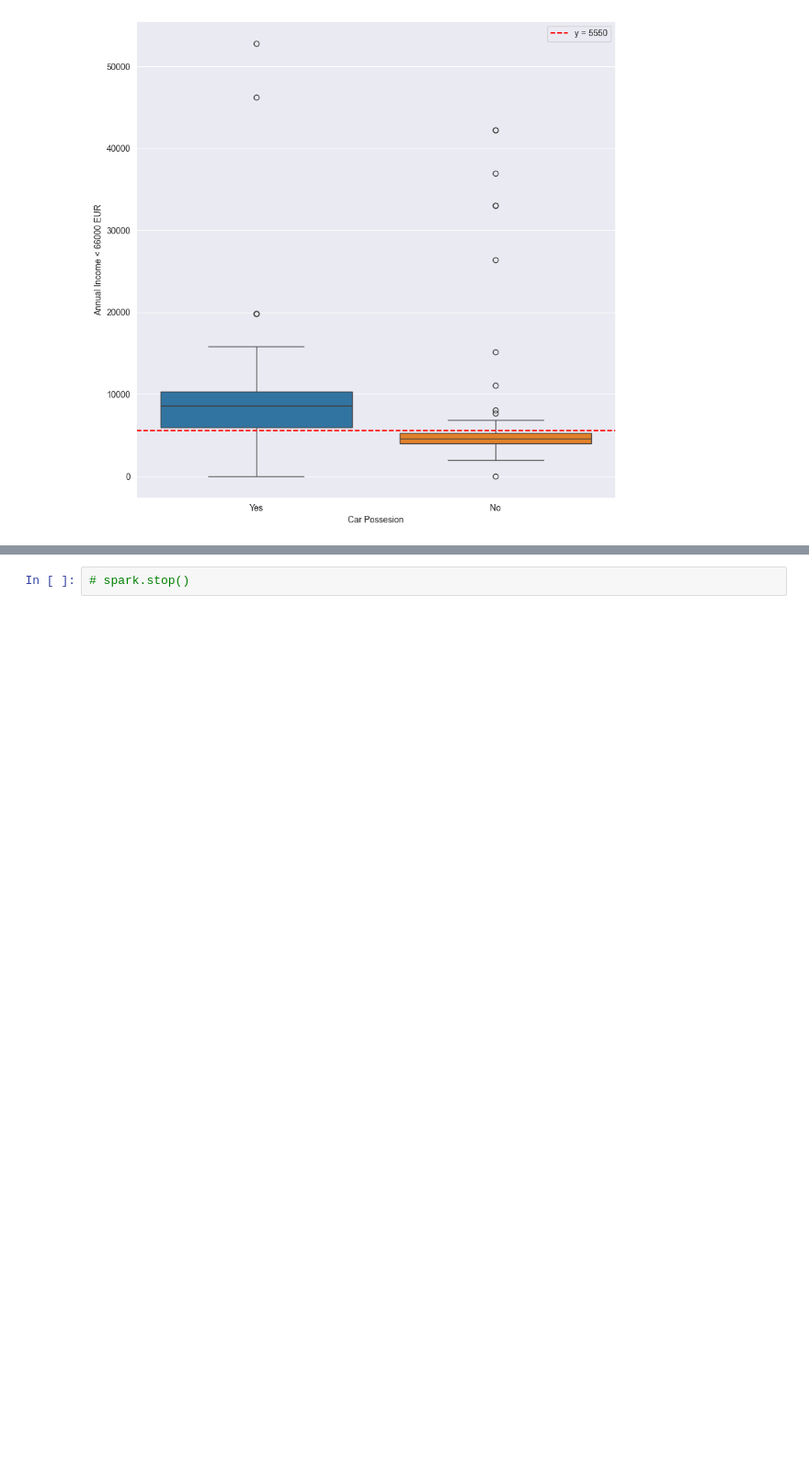
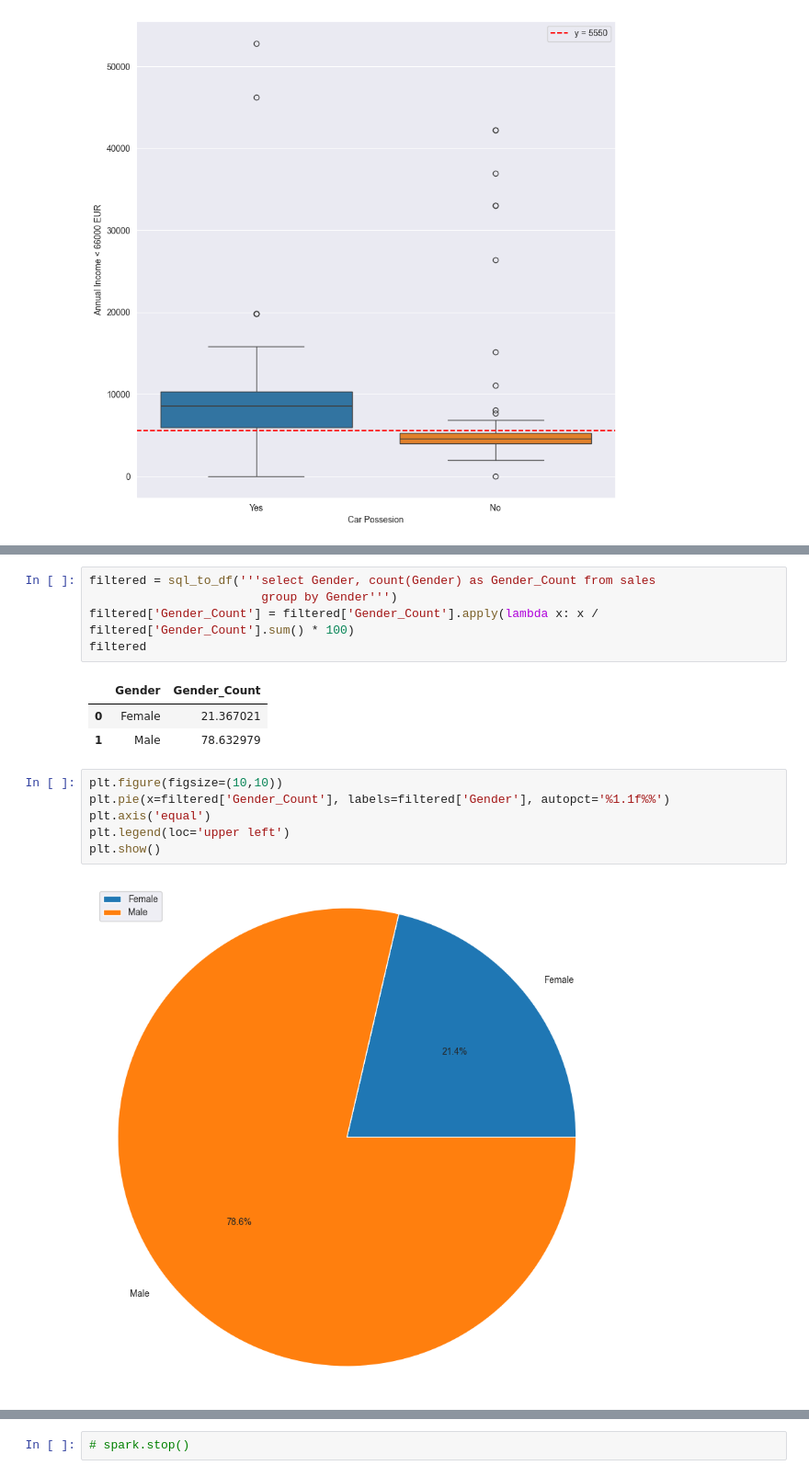
Before and after one commit to File500/Data_science_and_analysis, a Jupyter notebook: analysis/visual_analysis/car_ownership_and_sales_EDA.ipynb, the cells around one changed output, grey strips where cells are left out. Shown at 92% size. Drawn from its saved outputs; the diff is of its cells as text; blank space fills up the shorter version.

Commit message:
sales data visualisation WIP

```diff
--- a/analysis/visual_analysis/car_ownership_and_sales_EDA.ipynb
+++ b/analysis/visual_analysis/car_ownership_and_sales_EDA.ipynb
@@ -203,0 +205,17 @@ sales_data.show()
+# %%
+filtered = sql_to_df('''select Gender, count(Gender) as Gender_Count from sales
+                        group by Gender''')
+filtered['Gender_Count'] = filtered['Gender_Count'].apply(lambda x: x / filtered['Gender_Count'].sum() * 100)
+filtered
+# %% [output]
+|  | Gender | Gender_Count |
+| 0 | Female | 21.367021 |
+| 1 | Male | 78.632979 |
+# %%
+plt.figure(figsize=(10,10))
+plt.pie(x=filtered['Gender_Count'], labels=filtered['Gender'], autopct='%1.1f%%')
+plt.axis('equal')
+plt.legend(loc='upper left')
+plt.show()
+# %% [output]
+[figure, added]
```
Also changed, not shown: parts of 4 cells of this notebook.
